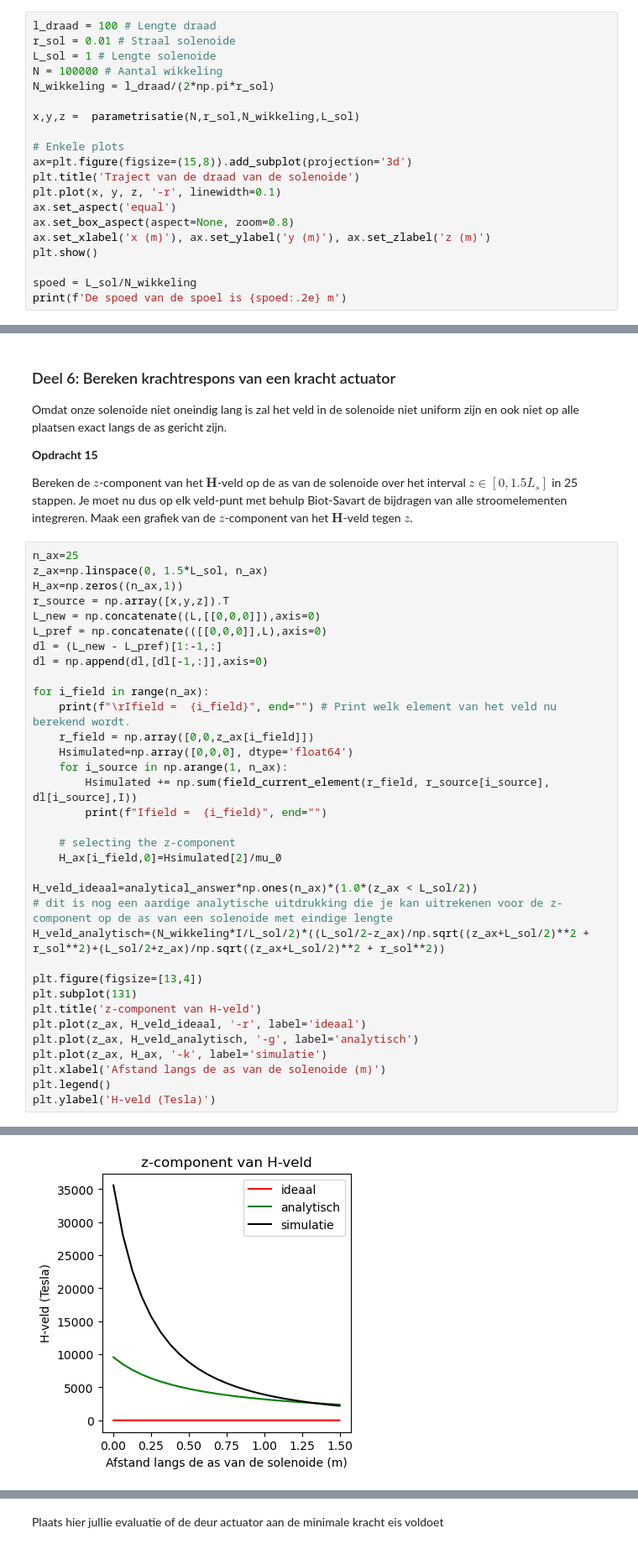
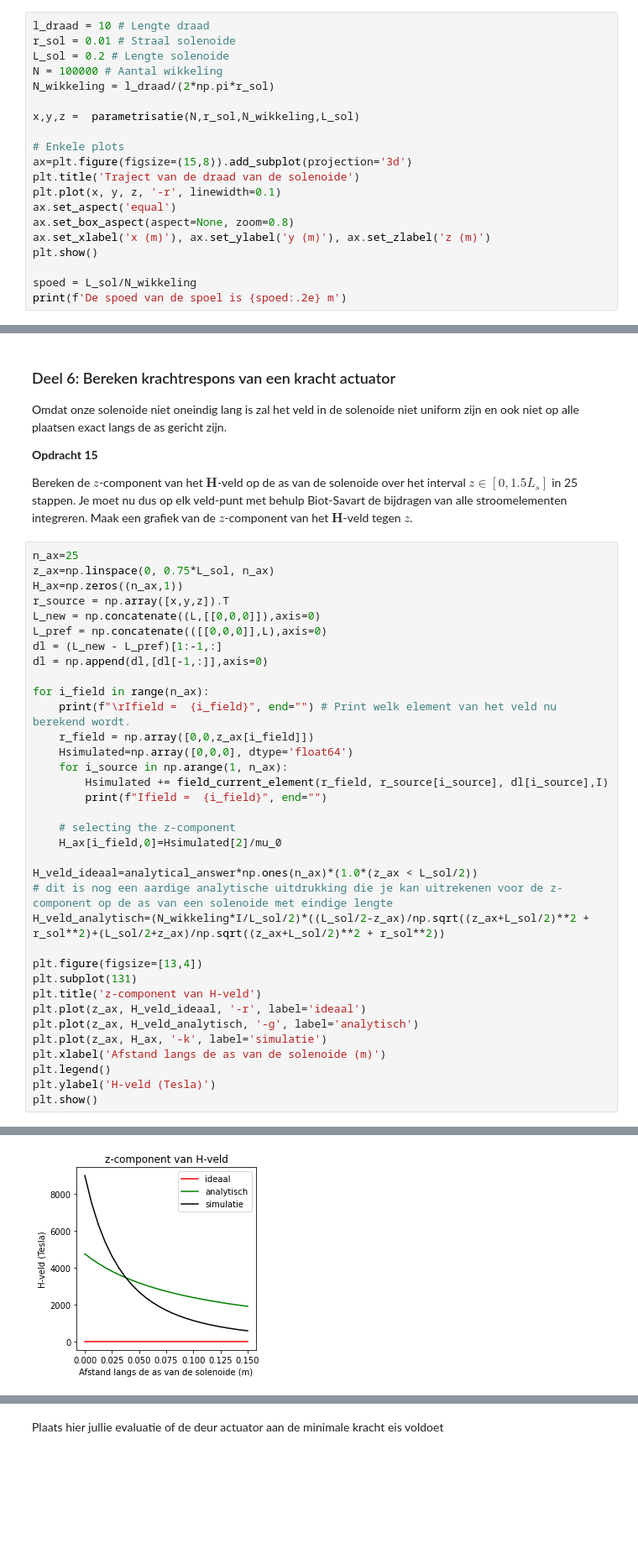
Before and after one commit to oprelo/opdrachten-DEF-D, a Jupyter notebook: DigitaleOntwerpopdrachten/2KrachtactuatorOpdracht/2KrachtactuatorOpdracht/KrachtactuatorOpdracht.ipynb, the cells around one changed output, grey strips where cells are left out. Shown at 84% size. Cells and saved outputs as stored; diff of their text form; blank space fills up the shorter version.

```diff
--- a/DigitaleOntwerpopdrachten/2KrachtactuatorOpdracht/2KrachtactuatorOpdracht/KrachtactuatorOpdracht.ipynb
+++ b/DigitaleOntwerpopdrachten/2KrachtactuatorOpdracht/2KrachtactuatorOpdracht/KrachtactuatorOpdracht.ipynb
@@ -404,9 +399,9 @@ a. Bereken het aantal omwentelingen van je draad, hierbij mag je aannemen dat de
 b. Bereken de $x$, $y$ en $z$ coordinaten.\
 c. Bereken de spoed, in eenheden van aantal omwentelingen per meter, en print dit.
 # %%
-l_draad = 100 # Lengte draad
+l_draad = 10 # Lengte draad
 r_sol = 0.01 # Straal solenoide
-L_sol = 1 # Lengte solenoide
+L_sol = 0.2 # Lengte solenoide
 N = 100000 # Aantal wikkeling
 N_wikkeling = l_draad/(2*np.pi*r_sol)
 
@@ -458,7 +453,7 @@ Omdat onze solenoide niet oneindig lang is zal het veld in de solenoide niet uni
 Bereken de $z$-component van het $\mathbf{H}$-veld op de as van de solenoide over het interval $z \in [0, 1.5L_s]$ in 25 stappen. Je moet nu dus op elk veld-punt met behulp Biot-Savart de bijdragen van alle stroomelementen integreren. Maak een grafiek van de $z$-component van het $\mathbf{H}$-veld tegen $z$.
 # %%
 n_ax=25
-z_ax=np.linspace(0, 1.5*L_sol, n_ax)
+z_ax=np.linspace(0, 0.75*L_sol, n_ax)
 H_ax=np.zeros((n_ax,1))
 r_source = np.array([x,y,z]).T
 L_new = np.concatenate((L,[[0,0,0]]),axis=0)
@@ -471,7 +466,7 @@ for i_field in range(n_ax):
     r_field = np.array([0,0,z_ax[i_field]])
     Hsimulated=np.array([0,0,0], dtype='float64')
     for i_source in np.arange(1, n_ax):
-        Hsimulated += np.sum(field_current_element(r_field, r_source[i_source], dl[i_source],I))
+        Hsimulated += field_current_element(r_field, r_source[i_source], dl[i_source],I)
         print(f"Ifield =  {i_field}", end="")
 
     # selecting the z-component
@@ -490,5 +485,6 @@ plt.plot(z_ax, H_ax, '-k', label='simulatie')
 plt.xlabel('Afstand langs de as van de solenoide (m)')
 plt.legend()
 plt.ylabel('H-veld (Tesla)')
+plt.show()
 # %% [output]
 Ifield =  24Ifield =  24Ifield =  24Ifield =  24Ifield =  24Ifield =  24Ifield =  24Ifield =  24Ifield =  24Ifield =  24Ifield =  24Ifield =  24Ifield =  24Ifield =  24Ifield =  24Ifield =  24Ifield = ...
@@ -496 +491 @@ Text(0, 0.5, 'H-veld (Tesla)')
-[figure, old version]
+[figure, new version]
```
Also changed, not shown: parts of 12 cells of this notebook.
